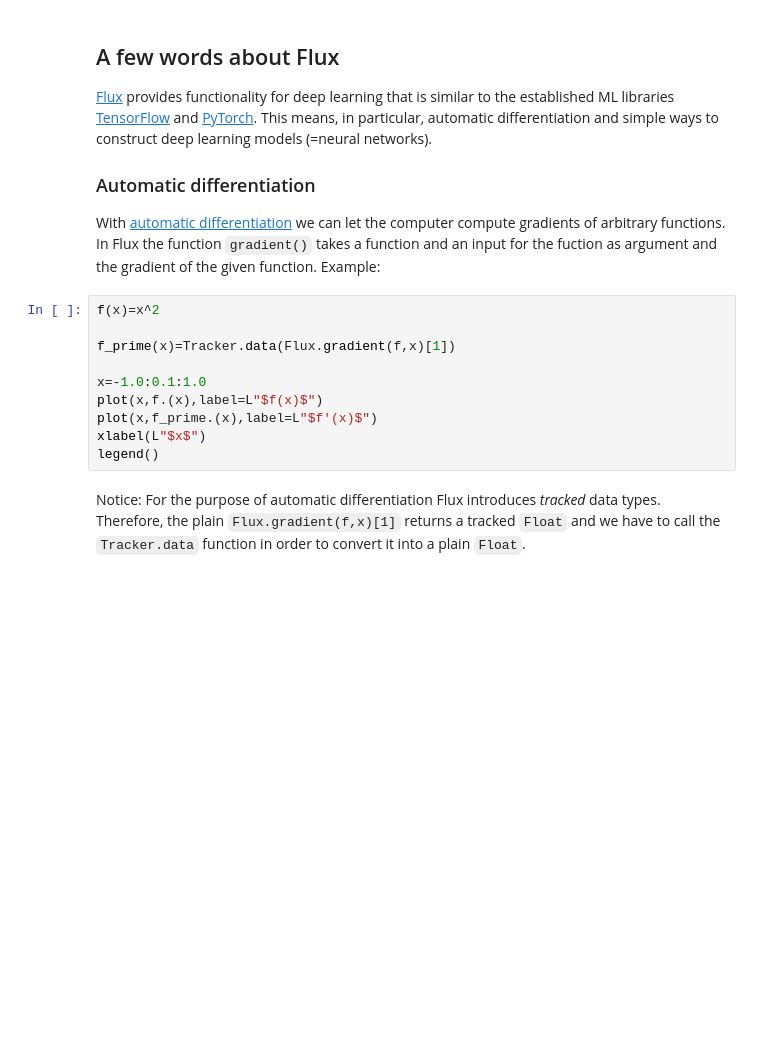
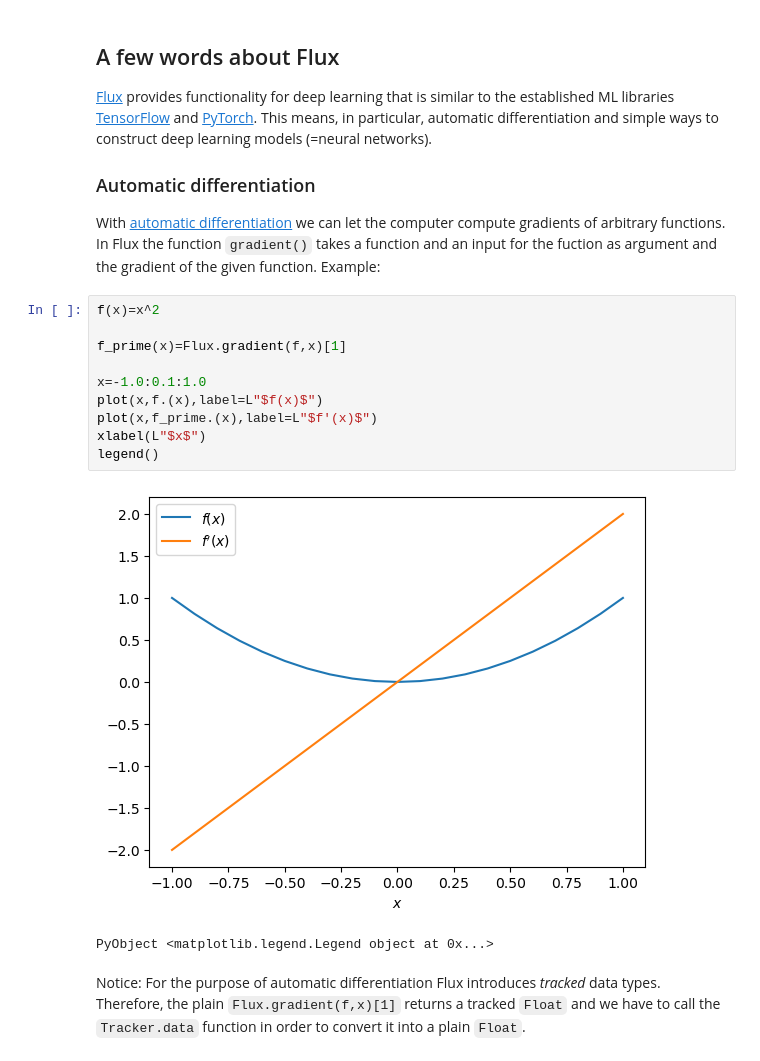
Before and after one commit to markusschmitt/ml_rapid_tutorial, a Jupyter notebook: supervised_learning/supervised_intro_2_julia.ipynb, the cells around one changed output. Saved outputs shown, nothing was run; the diff lists cells and outputs as text; blank space fills up the shorter version.

Commit message:
Fix for latest Flux version.

```diff
--- a/supervised_learning/supervised_intro_2_julia.ipynb
+++ b/supervised_learning/supervised_intro_2_julia.ipynb
@@ -19,13 +19,16 @@ With [automatic differentiation](https://en.wikipedia.org/wiki/Automatic_differe
 # %%
 f(x)=x^2
 
-f_prime(x)=Tracker.data(Flux.gradient(f,x)[1])
+f_prime(x)=Flux.gradient(f,x)[1]
 
 x=-1.0:0.1:1.0
 plot(x,f.(x),label=L"$f(x)$")
 plot(x,f_prime.(x),label=L"$f'(x)$")
 xlabel(L"$x$")
 legend()
+# %% [output]
+[figure, added]
+PyObject <matplotlib.legend.Legend object at 0x...>
 # %% [markdown]
 Notice: For the purpose of automatic differentiation Flux introduces *tracked* data types. Therefore, the plain `Flux.gradient(f,x)[1]` returns a tracked `Float` and we have to call the `Tracker.data` function in order to convert it into a plain `Float`.
 # %% [markdown]
```
Also changed, not shown: parts of 6 cells of this notebook.
